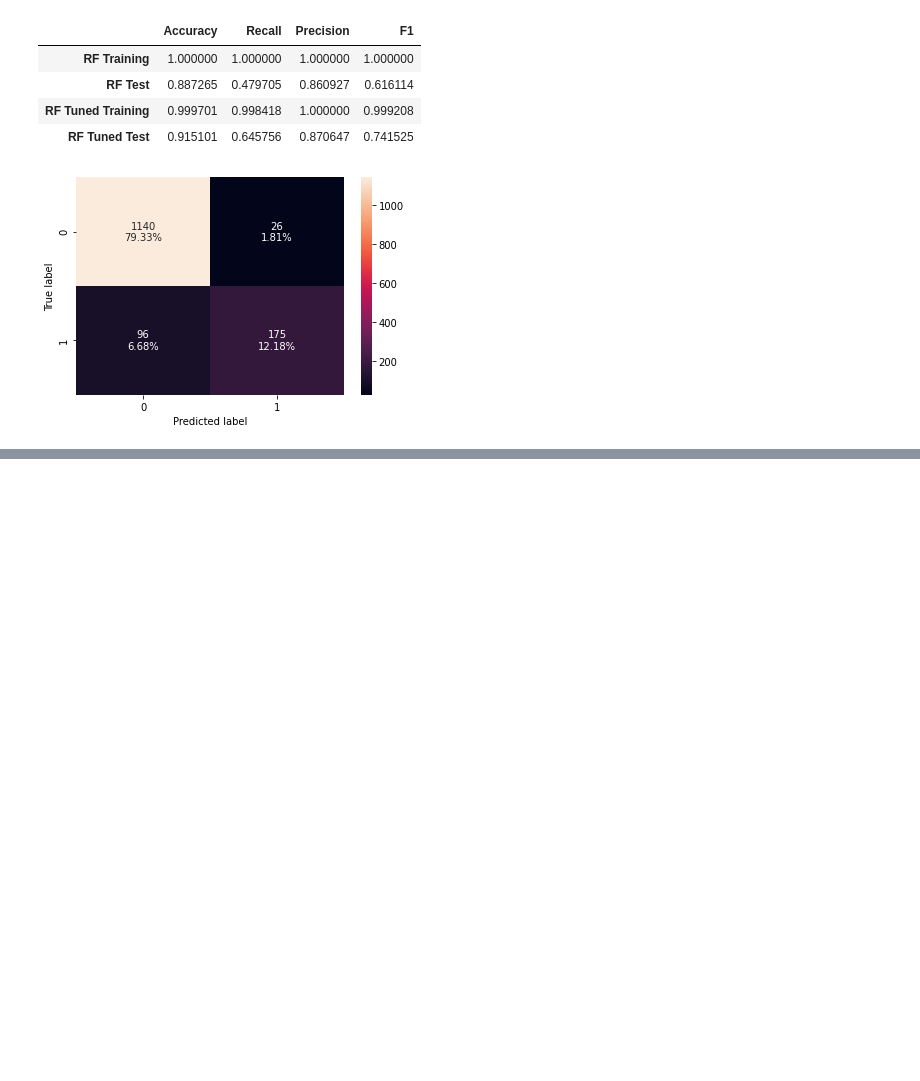
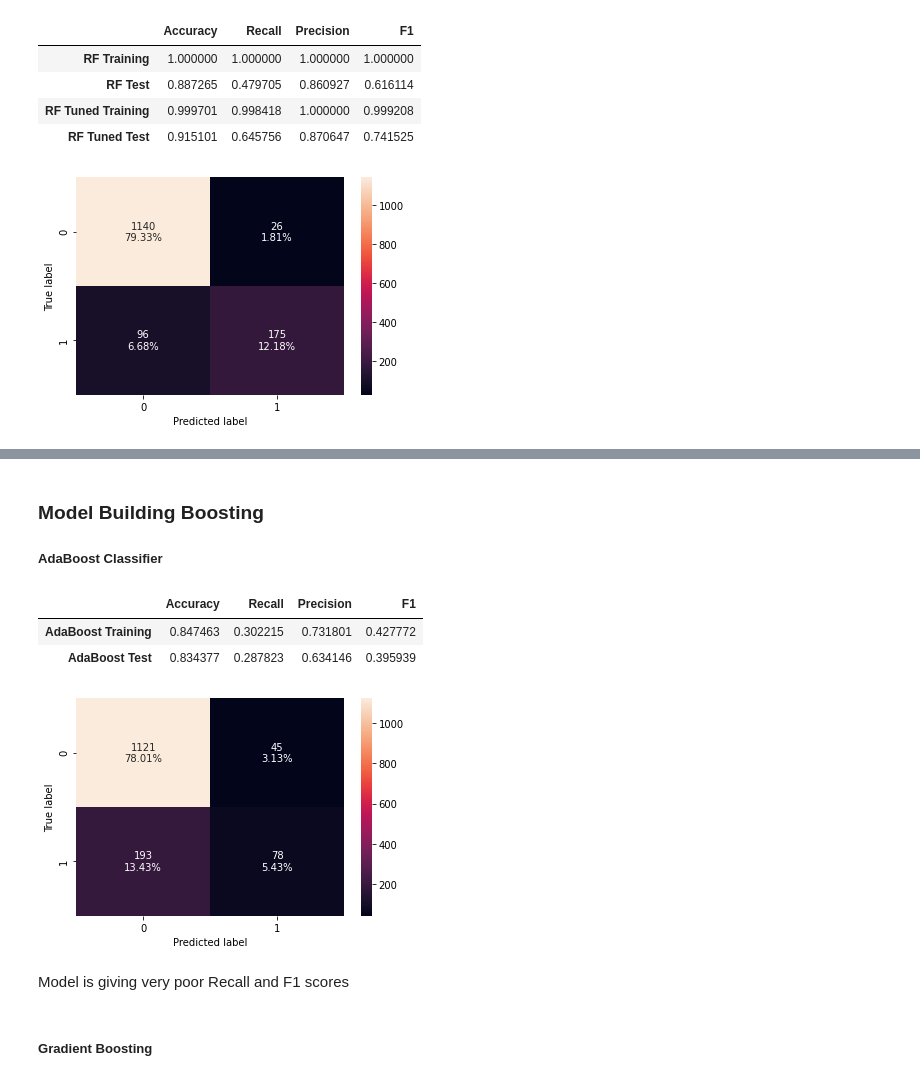
Before and after one commit to jarato123/AI-Class, a Jupyter notebook: Ensemble Techniques/ET Final Project/ET Final Project.ipynb, the cells around one changed output, grey strips where cells are left out. Drawn from its saved outputs; the diff is of its cells as text; code cells hidden in the pictures; blank space fills up the shorter version.

```diff
--- a/Ensemble Techniques/ET Final Project/ET Final Project.ipynb
+++ b/Ensemble Techniques/ET Final Project/ET Final Project.ipynb
@@ -1017,0 +1092,24 @@ bagging = BaggingClassified(random_state=1)
+# %% [markdown]
+### Model Building Boosting
+
+##### AdaBoost Classifier
+# %%
+ab = AdaBoostClassifier(random_state=1)
+ab.fit(X_train, y_train)
+
+ab_train_pref = model_performance_classification_sklearn(ab, X_train, y_train)
+ab_test_pref = model_performance_classification_sklearn(ab, X_test, y_test)
+
+confusion_matrix_sklearn(ab, X_test, y_test)
+
+ab_compare = ab_train_pref.append(ab_test_pref, ignore_index=True)
+ab_compare.index = ['AdaBoost Training', 'AdaBoost Test']
+
+ab_compare.head()
+# %% [output]
+|  | Accuracy | Recall | Precision | F1 |
+| AdaBoost Training | 0.847463 | 0.302215 | 0.731801 | 0.427772 |
+| AdaBoost Test | 0.834377 | 0.287823 | 0.634146 | 0.395939 |
+[figure, added]
+# %% [markdown]
+Model is giving very poor Recall and F1 scores
@@ -1017,0 +1139,2 @@ bagging = BaggingClassified(random_state=1)
+# %% [markdown]
+##### Gradient Boosting
```
Also changed, not shown: parts of 13 cells of this notebook.
